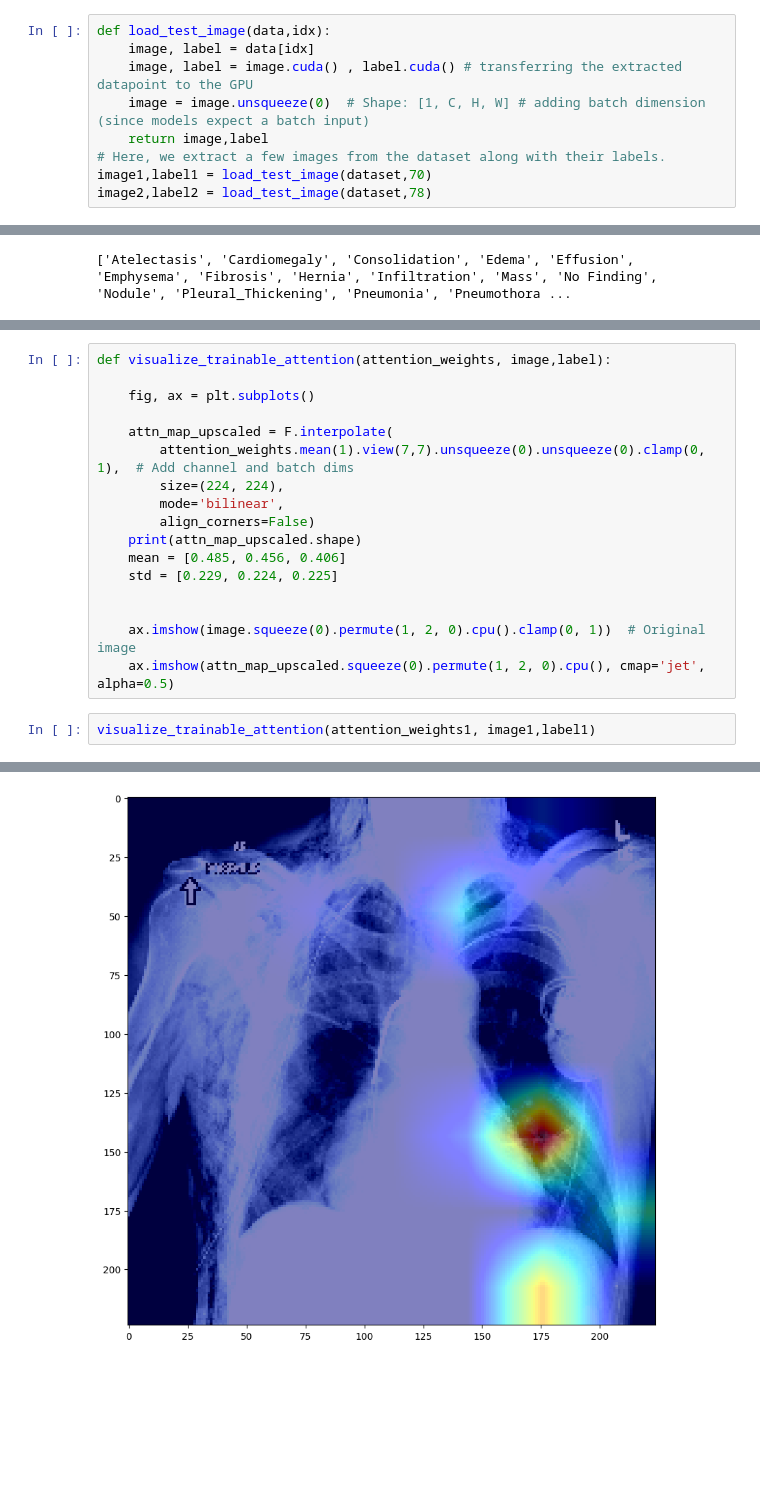
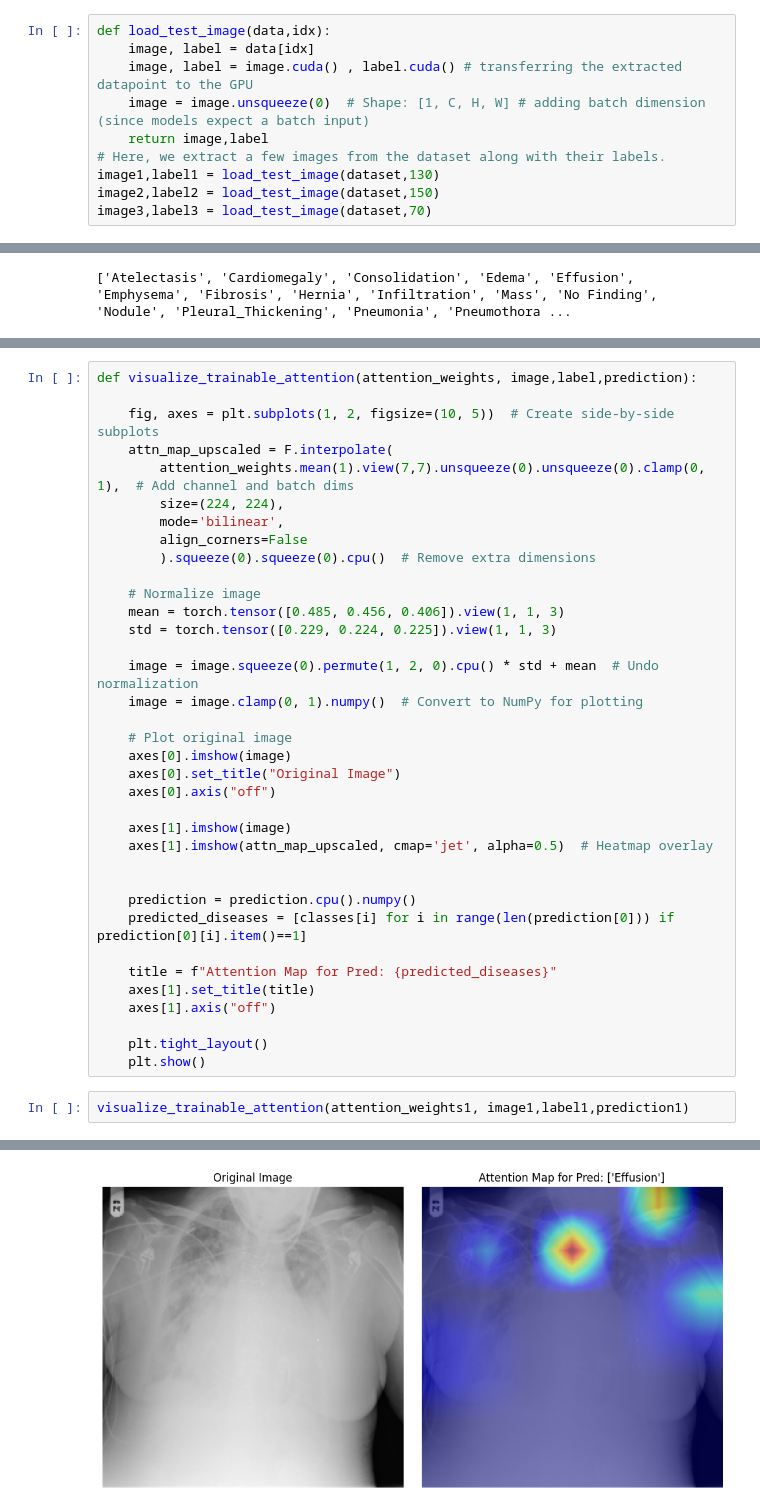
Before and after one commit to VectorInstitute/interpretability, a Jupyter notebook: reference_implementations/Intepretable-models/Imaging/self_attention/Self_attention.ipynb, the cells around one changed output, grey strips where cells are left out. Saved outputs shown, nothing was run; the diff lists cells and outputs as text; blank space fills up the shorter version.

Commit message:
updating self-attention

```diff
--- a/reference_implementations/Intepretable-models/Imaging/self_attention/Self_attention.ipynb
+++ b/reference_implementations/Intepretable-models/Imaging/self_attention/Self_attention.ipynb
@@ -194,6 +168,7 @@ def load_test_image(data,idx):
     image = image.unsqueeze(0)  # Shape: [1, C, H, W] # adding batch dimension (since models expect a batch input)
     return image,label
 # Here, we extract a few images from the dataset along with their labels.
-image1,label1 = load_test_image(dataset,70)
-image2,label2 = load_test_image(dataset,78)
+image1,label1 = load_test_image(dataset,130)
+image2,label2 = load_test_image(dataset,150)
+image3,label3 = load_test_image(dataset,70)
 # %% [markdown]
@@ -285,20 +292,39 @@ Now, we interpolate the extracted attention weights to the input image size and
 # %%
-def visualize_trainable_attention(attention_weights, image,label):
+def visualize_trainable_attention(attention_weights, image,label,prediction):
 
-    fig, ax = plt.subplots()
-
+    fig, axes = plt.subplots(1, 2, figsize=(10, 5))  # Create side-by-side subplots
     attn_map_upscaled = F.interpolate(
         attention_weights.mean(1).view(7,7).unsqueeze(0).unsqueeze(0).clamp(0, 1),  # Add channel and batch dims
         size=(224, 224),
         mode='bilinear',
-        align_corners=False)
-    print(attn_map_upscaled.shape)
-    mean = [0.485, 0.456, 0.406]
-    std = [0.229, 0.224, 0.225]
+        align_corners=False
+        ).squeeze(0).squeeze(0).cpu()  # Remove extra dimensions
+
+    # Normalize image
+    mean = torch.tensor([0.485, 0.456, 0.406]).view(1, 1, 3)
+    std = torch.tensor([0.229, 0.224, 0.225]).view(1, 1, 3)
+
+    image = image.squeeze(0).permute(1, 2, 0).cpu() * std + mean  # Undo normalization
+    image = image.clamp(0, 1).numpy()  # Convert to NumPy for plotting
+
+    # Plot original image
+    axes[0].imshow(image)
+    axes[0].set_title("Original Image")
+    axes[0].axis("off")
+
+    axes[1].imshow(image)
+    axes[1].imshow(attn_map_upscaled, cmap='jet', alpha=0.5)  # Heatmap overlay
 
 
-    ax.imshow(image.squeeze(0).permute(1, 2, 0).cpu().clamp(0, 1))  # Original image
-    ax.imshow(attn_map_upscaled.squeeze(0).permute(1, 2, 0).cpu(), cmap='jet', alpha=0.5)
+    prediction = prediction.cpu().numpy()
+    predicted_diseases = [classes[i] for i in range(len(prediction[0])) if prediction[0][i].item()==1]
+
+    title = f"Attention Map for Pred: {predicted_diseases}"
+    axes[1].set_title(title)
+    axes[1].axis("off")
+
+    plt.tight_layout()
+    plt.show()
 # %%
-visualize_trainable_attention(attention_weights1, image1,label1)
+visualize_trainable_attention(attention_weights1, image1,label1,prediction1)
 # %% [output]
@@ -306 +331 @@ torch.Size([1, 1, 224, 224])
-[figure, old version]
+[figure, new version]
```
Also changed, not shown: parts of 18 cells of this notebook, 1 other file.
